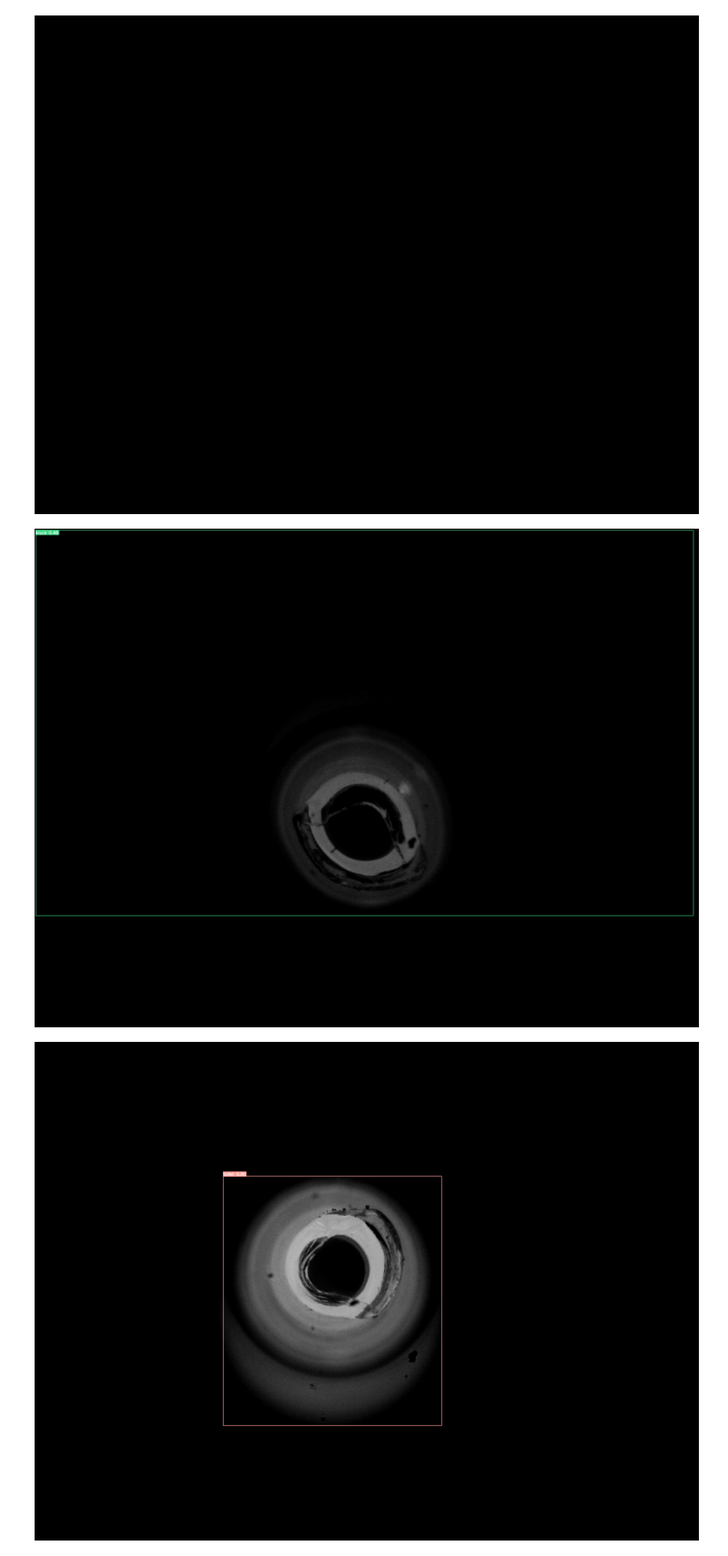
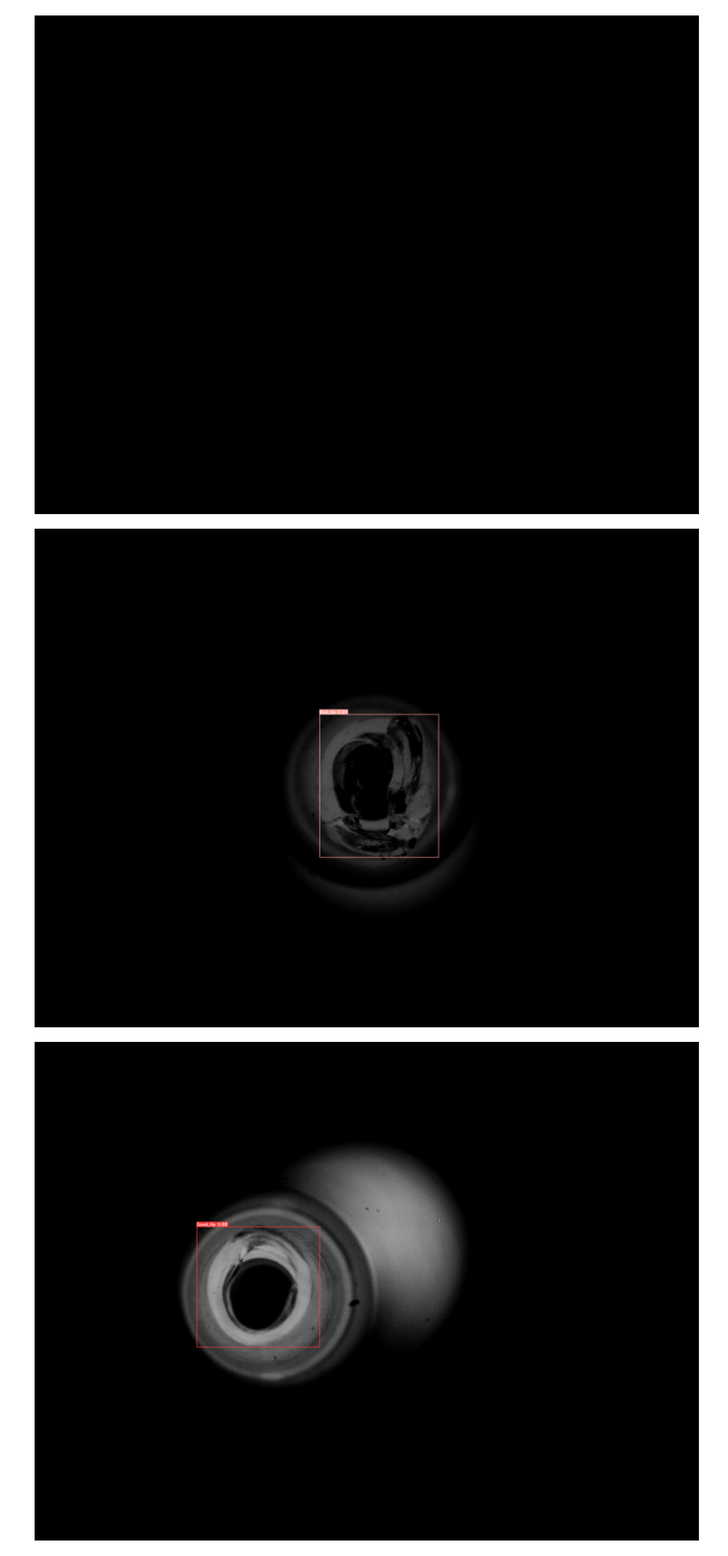
Before and after one commit to RizkiNoor16/Machine-vision-test-challenge, a Jupyter notebook: Tip_training_using_Yolo_v8.ipynb, the cells around one changed output. Shown at 91% size. Cells and saved outputs as stored; diff of their text form; code cells hidden in the pictures.

```diff
--- a/Tip_training_using_Yolo_v8.ipynb
+++ b/Tip_training_using_Yolo_v8.ipynb
@@ -246,13 +246,13 @@ cv2_imshow(pred_1)
 # %% [output]
 [figure]
 # %%
-pred_2 = cv2.imread('/content/runs/detect/predict/4752.png')
+pred_2 = cv2.imread('/content/runs/detect/predict/4901.png')
 cv2_imshow(pred_2)
 # %% [output]
-[figure, old version]
+[figure, new version]
 # %%
-pred_3 = cv2.imread('/content/runs/detect/predict/6812.png')
+pred_3 = cv2.imread('/content/runs/detect/predict/5451.png')
 cv2_imshow(pred_3)
 # %% [output]
-[figure, old version]
+[figure, new version]
 # %%
```
Also changed, not shown: parts of 3 cells of this notebook.
